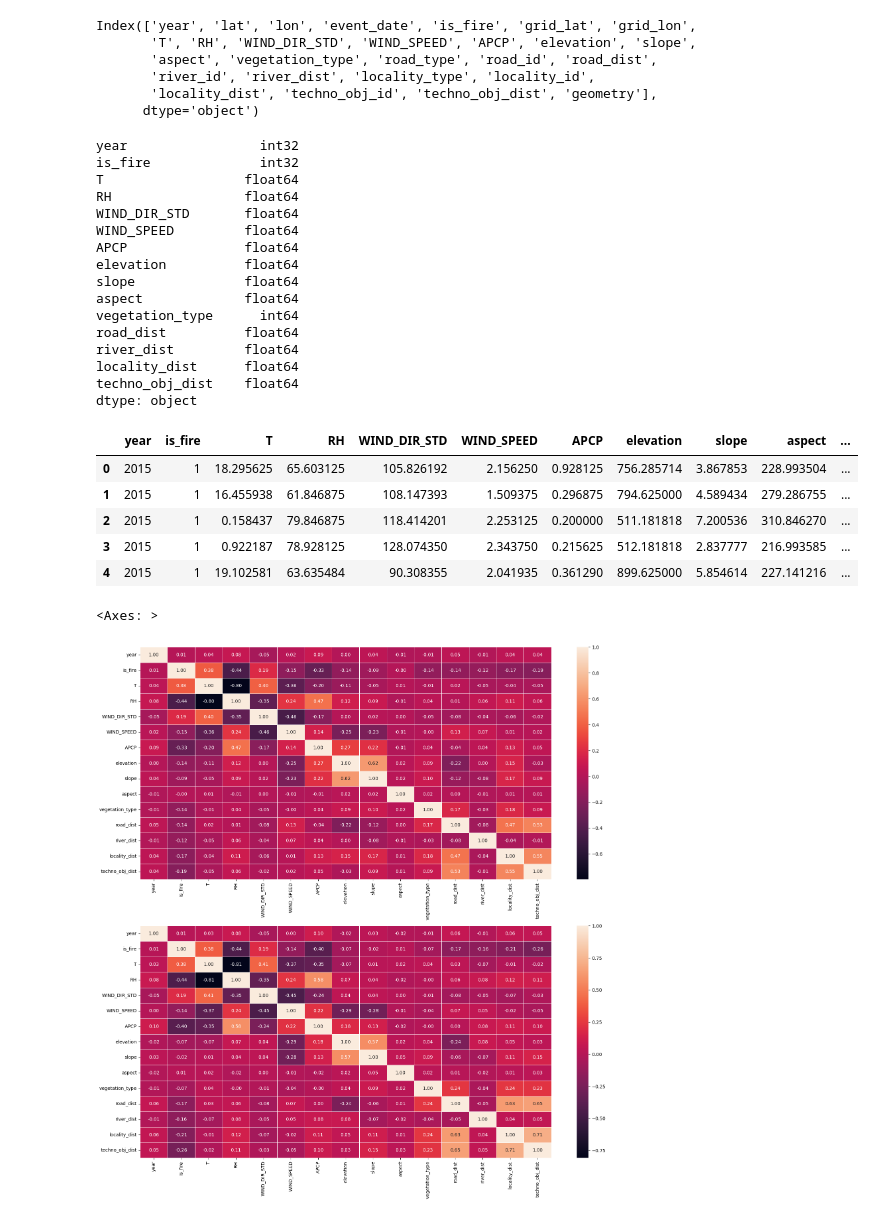
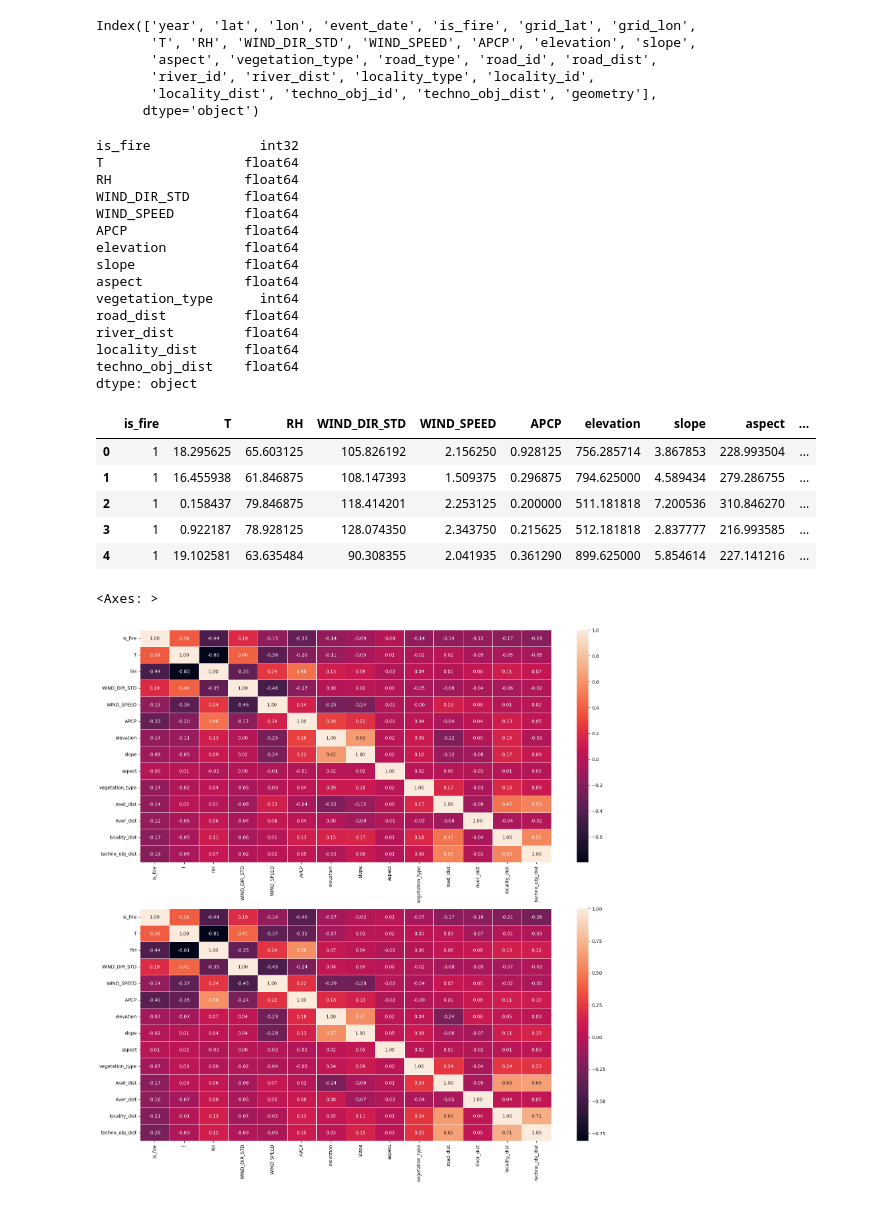
Before and after one commit to MS-17/vkr, a Jupyter notebook: model_training.ipynb, the cells around one changed output. Cells and saved outputs as stored; diff of their text form; code cells hidden in the pictures.

```diff
--- a/model_training.ipynb
+++ b/model_training.ipynb
@@ -199,35 +199,34 @@ Index(['year', 'lat', 'lon', 'event_date', 'is_fire', 'grid_lat', 'grid_lon',
 # %%
 exclude_cols = [
     "event_date", "lat", "lon", "grid_lat", "grid_lon", "road_type", "road_id",
-    "river_id", "locality_id", "locality_type", "techno_obj_id", "geometry"
+    "river_id", "locality_id", "locality_type", "techno_obj_id", "geometry", "year"
 ]
 train_dataset = fires_dataset.loc[:, ~(fires_dataset.columns.isin(exclude_cols))].round(decimals=6)
 train_dataset["vegetation_type"] = train_dataset["vegetation_type"].astype(int)
 print(train_dataset.dtypes)
 train_dataset.head(5)
 # %% [output]
-year                 int32
 is_fire              int32
 T                  float64
 RH                 float64
 WIND_DIR_STD       float64
 WIND_SPEED         float64
 APCP               float64
 elevation          float64
 slope              float64
 aspect             float64
 vegetation_type      int64
 road_dist          float64
 river_dist         float64
 locality_dist      float64
 techno_obj_dist    float64
 dtype: object
-|  | year | is_fire | T | RH | WIND_DIR_STD | WIND_SPEED | APCP | elevation | slope | aspect | ... |
-| 0 | 2015 | 1 | 18.295625 | 65.603125 | 105.826192 | 2.156250 | 0.928125 | 756.285714 | 3.867853 | 228.993504 | ... |
-| 1 | 2015 | 1 | 16.455938 | 61.846875 | 108.147393 | 1.509375 | 0.296875 | 794.625000 | 4.589434 | 279.286755 | ... |
-| 2 | 2015 | 1 | 0.158437 | 79.846875 | 118.414201 | 2.253125 | 0.200000 | 511.181818 | 7.200536 | 310.846270 | ... |
-| 3 | 2015 | 1 | 0.922187 | 78.928125 | 128.074350 | 2.343750 | 0.215625 | 512.181818 | 2.837777 | 216.993585 | ... |
-| 4 | 2015 | 1 | 19.102581 | 63.635484 | 90.308355 | 2.041935 | 0.361290 | 899.625000 | 5.854614 | 227.141216 | ... |
+|  | is_fire | T | RH | WIND_DIR_STD | WIND_SPEED | APCP | elevation | slope | aspect | ... |
+| 0 | 1 | 18.295625 | 65.603125 | 105.826192 | 2.156250 | 0.928125 | 756.285714 | 3.867853 | 228.993504 | ... |
+| 1 | 1 | 16.455938 | 61.846875 | 108.147393 | 1.509375 | 0.296875 | 794.625000 | 4.589434 | 279.286755 | ... |
+| 2 | 1 | 0.158437 | 79.846875 | 118.414201 | 2.253125 | 0.200000 | 511.181818 | 7.200536 | 310.846270 | ... |
+| 3 | 1 | 0.922187 | 78.928125 | 128.074350 | 2.343750 | 0.215625 | 512.181818 | 2.837777 | 216.993585 | ... |
+| 4 | 1 | 19.102581 | 63.635484 | 90.308355 | 2.041935 | 0.361290 | 899.625000 | 5.854614 | 227.141216 | ... |
 # %%
 fig = plt.figure(figsize=(20, 20))
 ax = fig.subplots(2, 1)
@@ -239,4 +238,4 @@ sns.heatmap(pr, annot=True, linewidths=0.5, fmt=".2f", ax=ax[0])
 sns.heatmap(sp, annot=True, linewidths=0.5, fmt=".2f", ax=ax[1])
 # %% [output]
 <Axes: >
-[figure, old version]
+[figure, new version]
```
Also changed, not shown: parts of 15 cells of this notebook, 1 other file.
